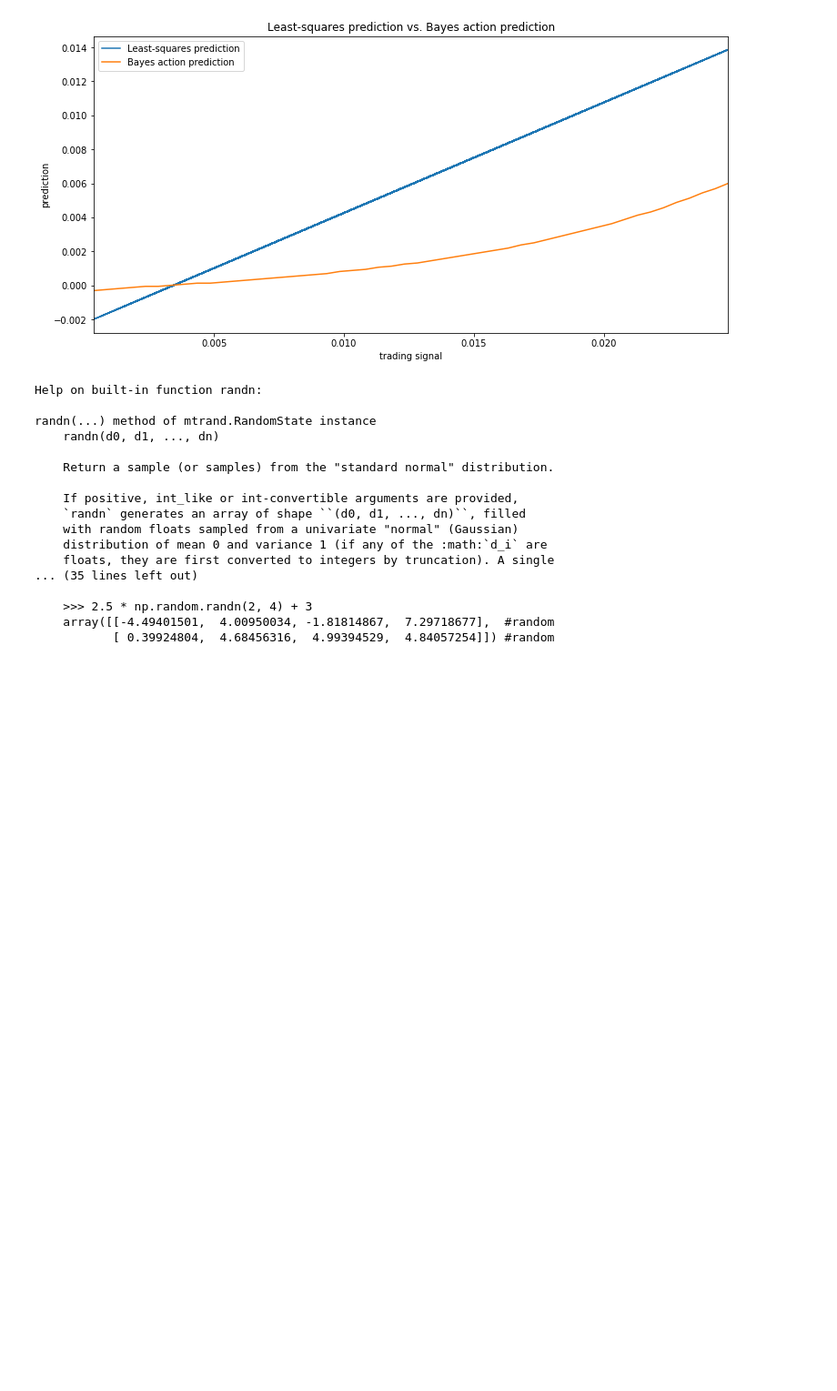
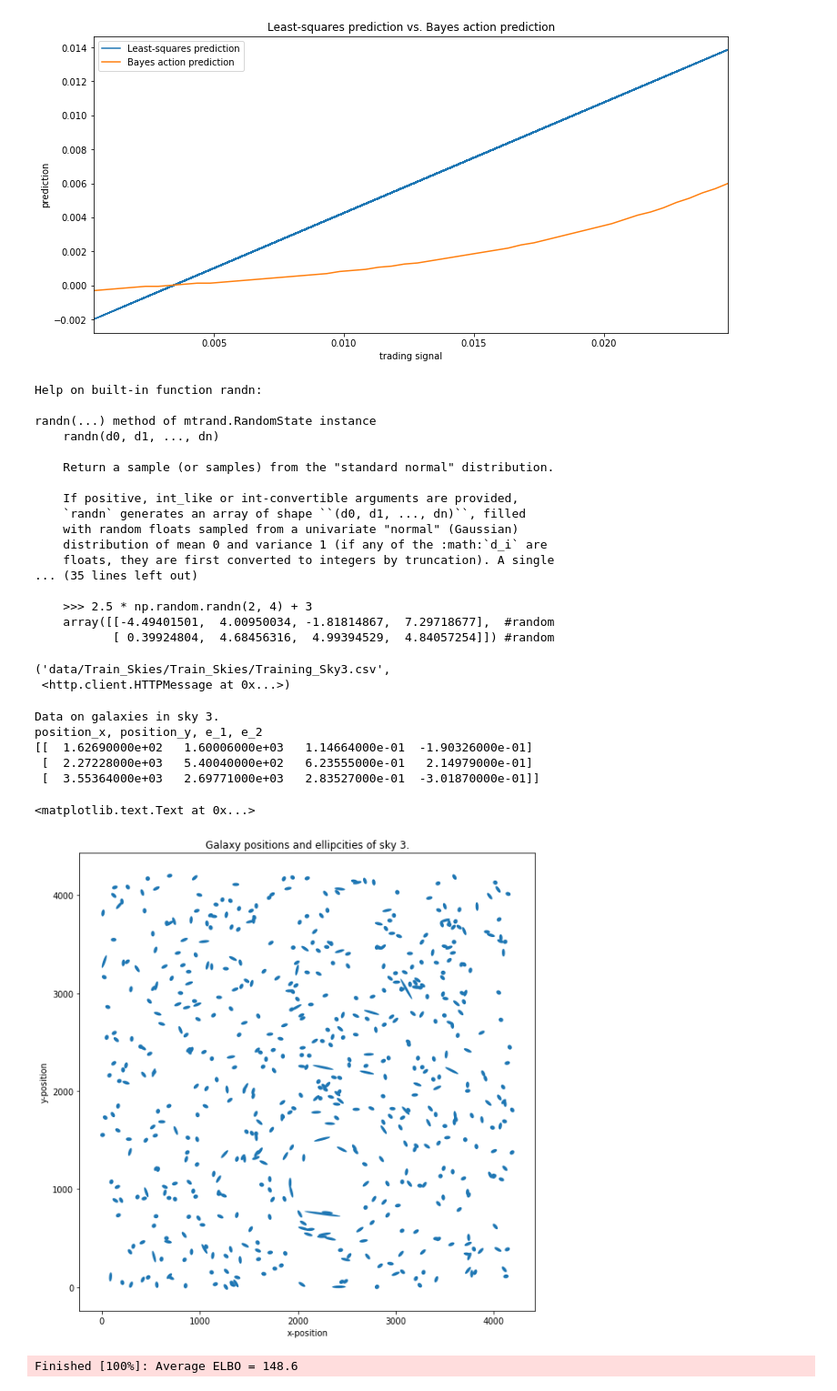
Before and after one commit to TanUkkii007/Probabilistic-Programming-and-Bayesian-Methods-for-Hackers, a Jupyter notebook: ch05/Ch5_LossFunctions_PyMC3.ipynb, the cells around one changed output. Shown at 91% size. Saved outputs shown, nothing was run; the diff lists cells and outputs as text; code cells hidden in the pictures; blank space fills up the shorter version.

Commit message:
finish chapter 05

```diff
--- a/ch05/Ch5_LossFunctions_PyMC3.ipynb
+++ b/ch05/Ch5_LossFunctions_PyMC3.ipynb
@@ -315,3 +315,35 @@ randn(...) method of mtrand.RandomState instance
     >>> 2.5 * np.random.randn(2, 4) + 3
     array([[-4.49401501,  4.00950034, -1.81814867,  7.29718677],  #random
            [ 0.39924804,  4.68456316,  4.99394529,  4.84057254]]) #random
+# %%
+from os import makedirs
+from urllib.request import urlretrieve
+
+makedirs("data/Train_Skies/Train_Skies/", exist_ok=True)
+
+urlretrieve("https://raw.githubusercontent.com/CamDavidsonPilon/Probabilistic-Programming-and-Bayesian-Methods-for-Hackers/master/Chapter5_LossFunctions/draw_sky2.py", "draw_sky2.py")
+urlretrieve("https://raw.githubusercontent.com/CamDavidsonPilon/Probabilistic-Programming-and-Bayesian-Methods-for-Hackers/master/Chapter5_LossFunctions/data/Train_Skies/Train_Skies/Training_Sky3.csv", "data/Train_Skies/Train_Skies/Training_Sky3.csv")
+# %% [output]
+('data/Train_Skies/Train_Skies/Training_Sky3.csv',
+ <http.client.HTTPMessage at 0x...>)
+# %%
+from draw_sky2 import draw_sky
+
+n_sky = 3
+data = np.genfromtxt("data/Train_Skies/Train_Skies/Training_Sky%d.csv" % (n_sky), dtype=None, skip_header=1, delimiter=",", usecols=[1,2,3,4])
+print("Data on galaxies in sky %d."%n_sky)
+print("position_x, position_y, e_1, e_2 ")
+print(data[:3])
+
+fig = draw_sky(data)
+plt.title("Galaxy positions and ellipcities of sky %d." % n_sky)
+plt.xlabel("x-position")
+plt.ylabel("y-position")
+# %% [output]
+Data on galaxies in sky 3.
+position_x, position_y, e_1, e_2
+[[  1.62690000e+02   1.60006000e+03   1.14664000e-01  -1.90326000e-01]
+ [  2.27228000e+03   5.40040000e+02   6.23555000e-01   2.14979000e-01]
+ [  3.55364000e+03   2.69771000e+03   2.83527000e-01  -3.01870000e-01]]
+<matplotlib.text.Text at 0x...>
+[figure, added]
@@ -317,0 +376,7 @@ randn(...) method of mtrand.RandomState instance
+# %%
+with model:
+    mu, sds, elbo = pm.variational.advi(n=50000)
+    step = pm.NUTS(scaling=model.dict_to_arrayto_array(sds), is_cov=True)
+    trace = pm.sample(5000, step=step, start=mu)
+# %% [output]
+Finished [100%]: Average ELBO = 148.6
```
Also changed, not shown: parts of 14 cells of this notebook, 5 other files.
